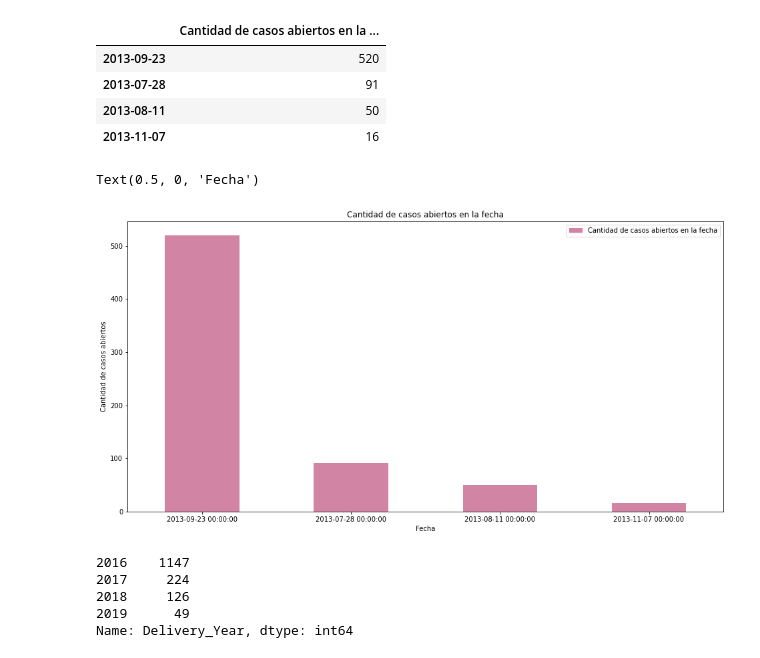
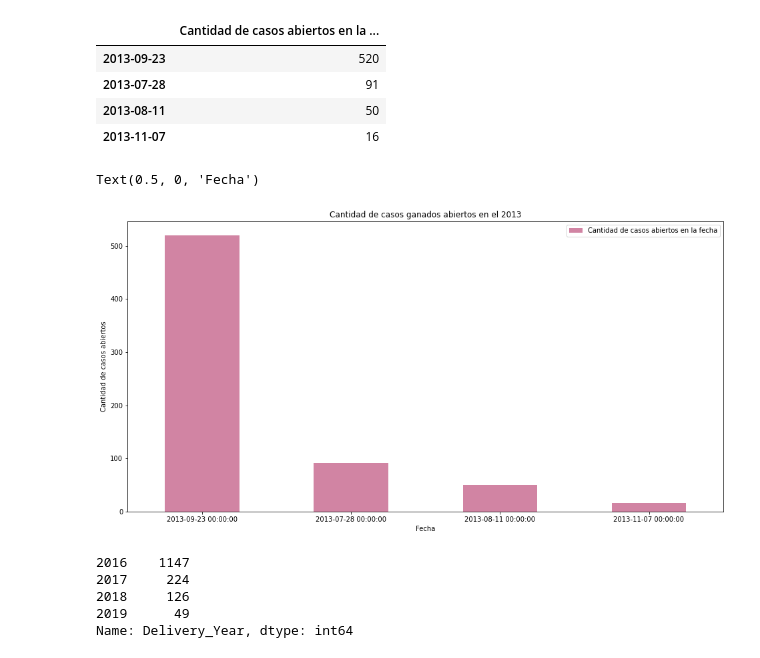
Before and after one commit to Ramaxx95/TP1-Orga-de-Datos, a Jupyter notebook: Visualizaciones/Region_Japan.ipynb, the cells around one changed output. Drawn from its saved outputs; the diff is of its cells as text; code cells hidden in the pictures.

Commit message:
Mas graficos sobre casos abiertos en el 2013

```diff
--- a/Visualizaciones/Region_Japan.ipynb
+++ b/Visualizaciones/Region_Japan.ipynb
@@ -93,13 +93,13 @@ casos_ganados_japon_iniciados_2013_df
 | 2013-08-11 | 50 |
 | 2013-11-07 | 16 |
 # %%
-casos_ganados_japon_iniciados_2013_df.plot(kind = 'bar', figsize =(16,8), rot =0, title = 'Cantidad de casos abiertos en la fecha', color = (0.7, 0.2, 0.4, 0.6));
+casos_ganados_japon_iniciados_2013_df.plot(kind = 'bar', figsize =(16,8), rot =0, title = 'Cantidad de casos ganados abiertos en el 2013', color = (0.7, 0.2, 0.4, 0.6));
 ax=plt.gca()
 ax.set_ylabel('Cantidad de casos abiertos');
 ax.set_xlabel('Fecha')
 # %% [output]
 Text(0.5, 0, 'Fecha')
-[figure, old version]
+[figure, new version]
 # %%
 japon_cerrados_perdidas_df.Delivery_Year.value_counts()
 # %% [output]
```
Also changed, not shown: parts of 3 cells of this notebook.
